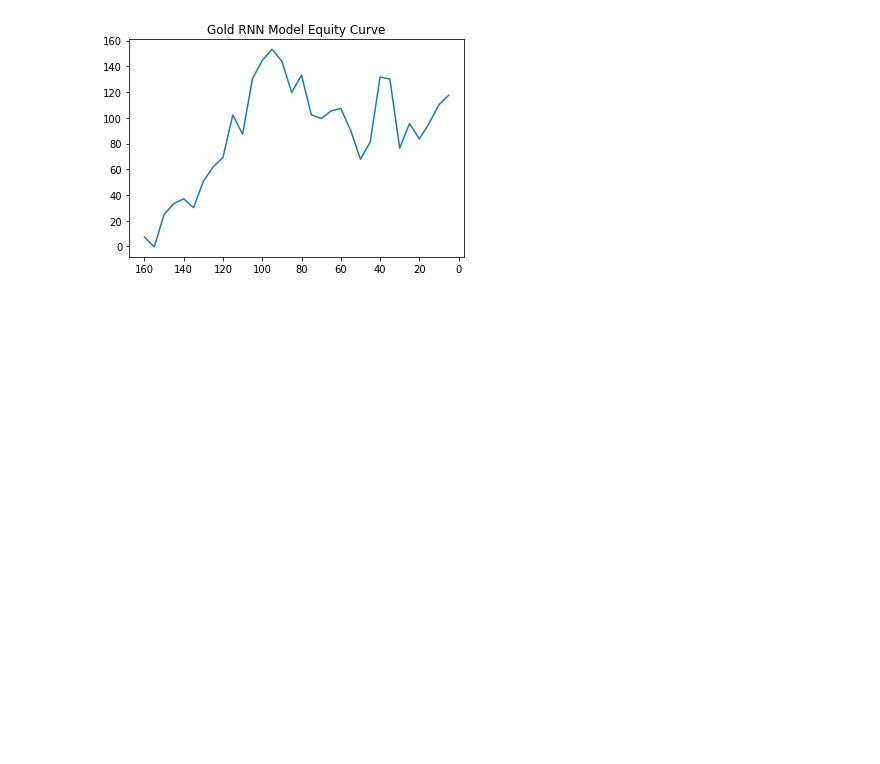
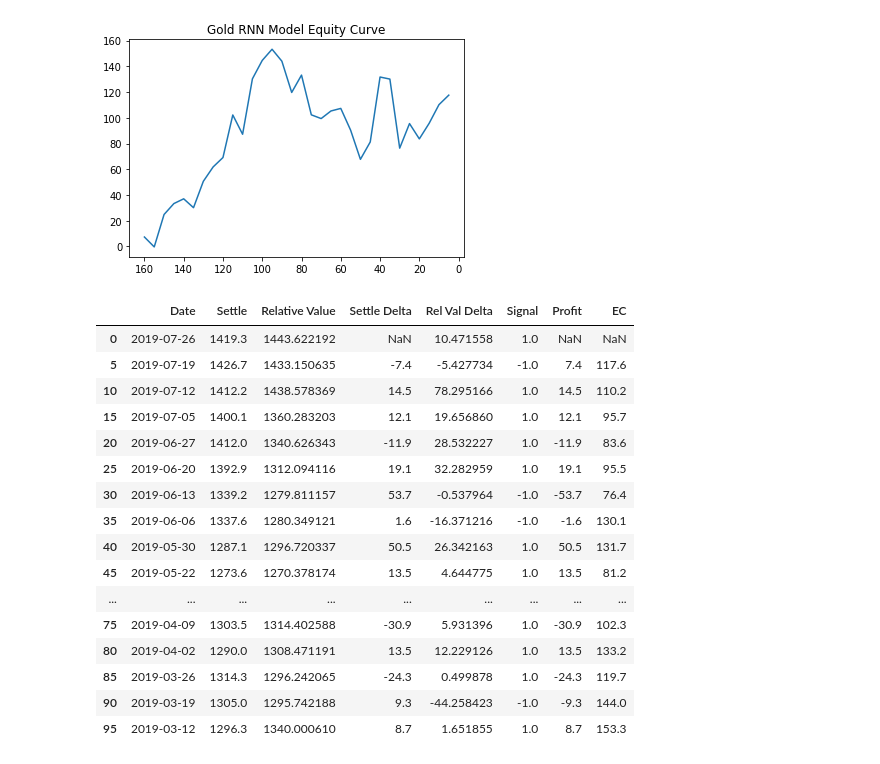
Before and after one commit to CaptainPica/Precious_Metals_Trading, a Jupyter notebook: notebooks/Gold_DL.ipynb, the cells around one changed output. Cells and saved outputs as stored; diff of their text form; code cells hidden in the pictures; blank space fills up the shorter version.

```diff
--- a/notebooks/Gold_DL.ipynb
+++ b/notebooks/Gold_DL.ipynb
@@ -330,3 +334,23 @@ Try using .loc[row_indexer,col_indexer] = value instead
 See the caveats in the documentation: http://pandas.pydata.org/pandas-docs/stable/indexing.html#indexing-view-versus-copy
   This is separate from the ipykernel package so we can avoid doing imports until
 [figure]
+# %%
+weekly2.head(20)
+# %% [output]
+|  | Date | Settle | Relative Value | Settle Delta | Rel Val Delta | Signal | Profit | EC |
+| 0 | 2019-07-26 | 1419.3 | 1443.622192 | NaN | 10.471558 | 1.0 | NaN | NaN |
+| 5 | 2019-07-19 | 1426.7 | 1433.150635 | -7.4 | -5.427734 | -1.0 | 7.4 | 117.6 |
+| 10 | 2019-07-12 | 1412.2 | 1438.578369 | 14.5 | 78.295166 | 1.0 | 14.5 | 110.2 |
+| 15 | 2019-07-05 | 1400.1 | 1360.283203 | 12.1 | 19.656860 | 1.0 | 12.1 | 95.7 |
+| 20 | 2019-06-27 | 1412.0 | 1340.626343 | -11.9 | 28.532227 | 1.0 | -11.9 | 83.6 |
+| 25 | 2019-06-20 | 1392.9 | 1312.094116 | 19.1 | 32.282959 | 1.0 | 19.1 | 95.5 |
+| 30 | 2019-06-13 | 1339.2 | 1279.811157 | 53.7 | -0.537964 | -1.0 | -53.7 | 76.4 |
+| 35 | 2019-06-06 | 1337.6 | 1280.349121 | 1.6 | -16.371216 | -1.0 | -1.6 | 130.1 |
+| 40 | 2019-05-30 | 1287.1 | 1296.720337 | 50.5 | 26.342163 | 1.0 | 50.5 | 131.7 |
+| 45 | 2019-05-22 | 1273.6 | 1270.378174 | 13.5 | 4.644775 | 1.0 | 13.5 | 81.2 |
+| ... | ... | ... | ... | ... | ... | ... | ... | ... |
+| 75 | 2019-04-09 | 1303.5 | 1314.402588 | -30.9 | 5.931396 | 1.0 | -30.9 | 102.3 |
+| 80 | 2019-04-02 | 1290.0 | 1308.471191 | 13.5 | 12.229126 | 1.0 | 13.5 | 133.2 |
+| 85 | 2019-03-26 | 1314.3 | 1296.242065 | -24.3 | 0.499878 | 1.0 | -24.3 | 119.7 |
+| 90 | 2019-03-19 | 1305.0 | 1295.742188 | 9.3 | -44.258423 | -1.0 | -9.3 | 144.0 |
+| 95 | 2019-03-12 | 1296.3 | 1340.000610 | 8.7 | 1.651855 | 1.0 | 8.7 | 153.3 |
```
Also changed, not shown: parts of 13 cells of this notebook, 8 other files.
